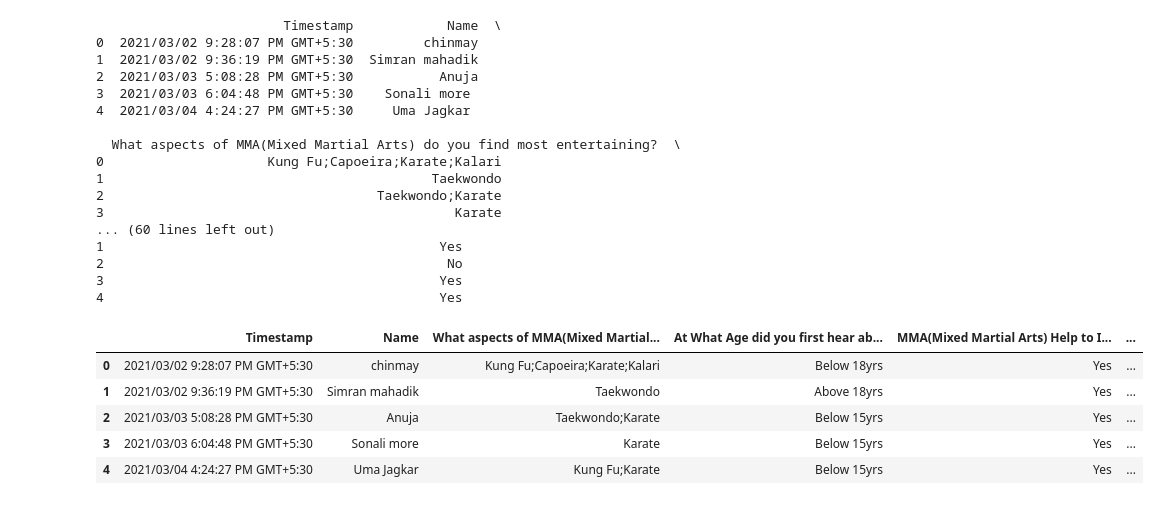
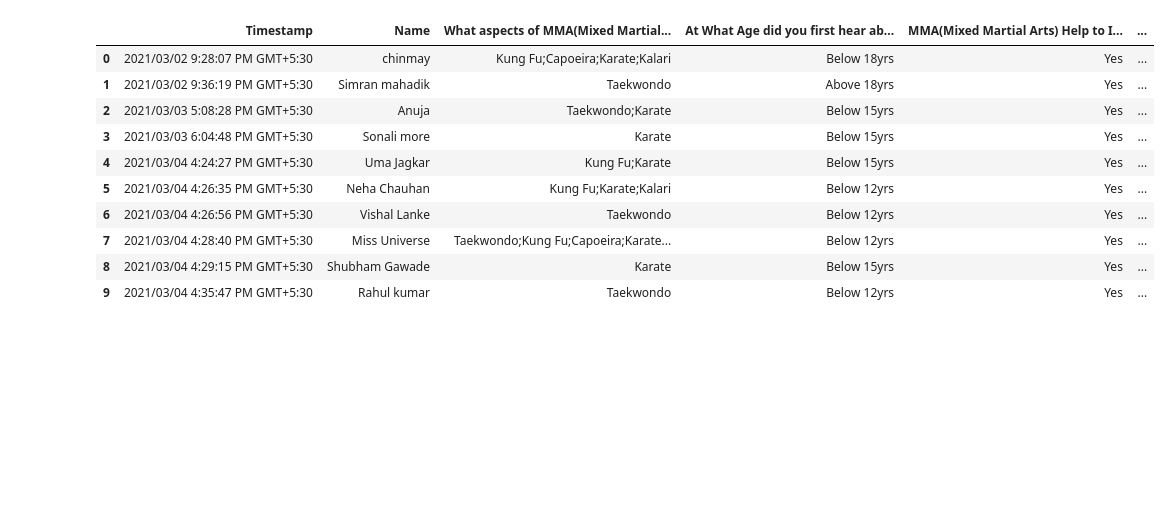
Before and after one commit to Girish-30/BI_project, a Jupyter notebook: Pyth_Project.ipynb, the cells around one changed output. Cells and saved outputs as stored; diff of their text form; code cells hidden in the pictures; blank space fills up the shorter version.

```diff
--- a/Pyth_Project.ipynb
+++ b/Pyth_Project.ipynb
@@ -68,20 +36,0 @@ gb3=pd.read_csv('/content/MMA FIGHTERS & GYMS.csv')
-# %%
-print(gb3.head())
-# %% [output]
-                        Timestamp            Name  \
-0  2021/03/02 9:28:07 PM GMT+5:30         chinmay
-1  2021/03/02 9:36:19 PM GMT+5:30  Simran mahadik
-2  2021/03/03 5:08:28 PM GMT+5:30           Anuja
-3  2021/03/03 6:04:48 PM GMT+5:30    Sonali more
-4  2021/03/04 4:24:27 PM GMT+5:30     Uma Jagkar
-
-  What aspects of MMA(Mixed Martial Arts) do you find most entertaining?  \
-0                     Kung Fu;Capoeira;Karate;Kalari
-1                                          Taekwondo
-2                                   Taekwondo;Karate
-3                                             Karate
-... (60 lines left out)
-1                                           Yes
-2                                            No
-3                                           Yes
-4                                           Yes
@@ -94,11 +37,16 @@ import seaborn as sns
 # %%
 in_time=pd.read_csv('/content/MMA FIGHTERS & GYMS.csv')
 # %%
-in_time.head()
+in_time.head(10)
 # %% [output]
 |  | Timestamp | Name | What aspects of MMA(Mixed Martial... | At What Age did you first hear ab... | MMA(Mixed Martial Arts) Help to I... | ... |
 | 0 | 2021/03/02 9:28:07 PM GMT+5:30 | chinmay | Kung Fu;Capoeira;Karate;Kalari | Below 18yrs | Yes | ... |
 | 1 | 2021/03/02 9:36:19 PM GMT+5:30 | Simran mahadik | Taekwondo | Above 18yrs | Yes | ... |
 | 2 | 2021/03/03 5:08:28 PM GMT+5:30 | Anuja | Taekwondo;Karate | Below 15yrs | Yes | ... |
 | 3 | 2021/03/03 6:04:48 PM GMT+5:30 | Sonali more | Karate | Below 15yrs | Yes | ... |
 | 4 | 2021/03/04 4:24:27 PM GMT+5:30 | Uma Jagkar | Kung Fu;Karate | Below 15yrs | Yes | ... |
+| 5 | 2021/03/04 4:26:35 PM GMT+5:30 | Neha Chauhan | Kung Fu;Karate;Kalari | Below 12yrs | Yes | ... |
+| 6 | 2021/03/04 4:26:56 PM GMT+5:30 | Vishal Lanke | Taekwondo | Below 12yrs | Yes | ... |
+| 7 | 2021/03/04 4:28:40 PM GMT+5:30 | Miss Universe | Taekwondo;Kung Fu;Capoeira;Karate... | Below 12yrs | Yes | ... |
+| 8 | 2021/03/04 4:29:15 PM GMT+5:30 | Shubham Gawade | Karate | Below 15yrs | Yes | ... |
+| 9 | 2021/03/04 4:35:47 PM GMT+5:30 | Rahul kumar | Taekwondo | Below 12yrs | Yes | ... |
```
Also changed, not shown: parts of 17 cells of this notebook.
